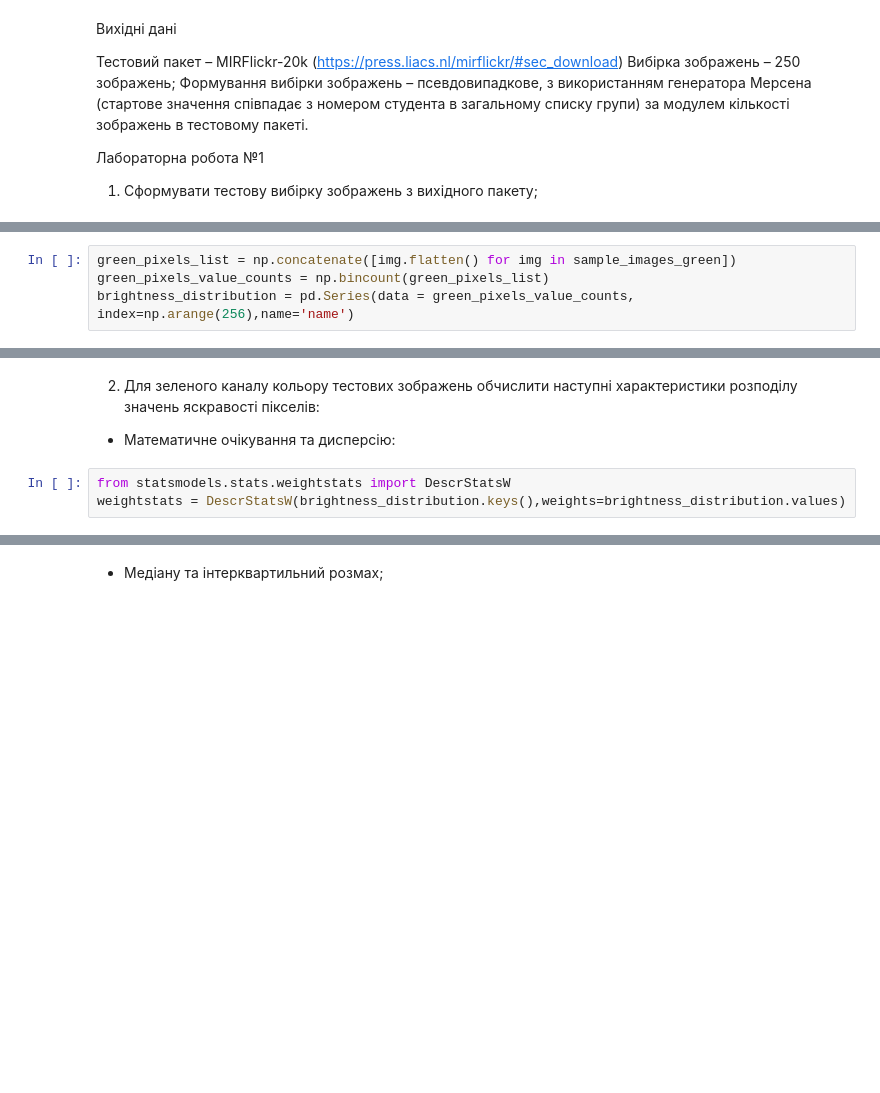
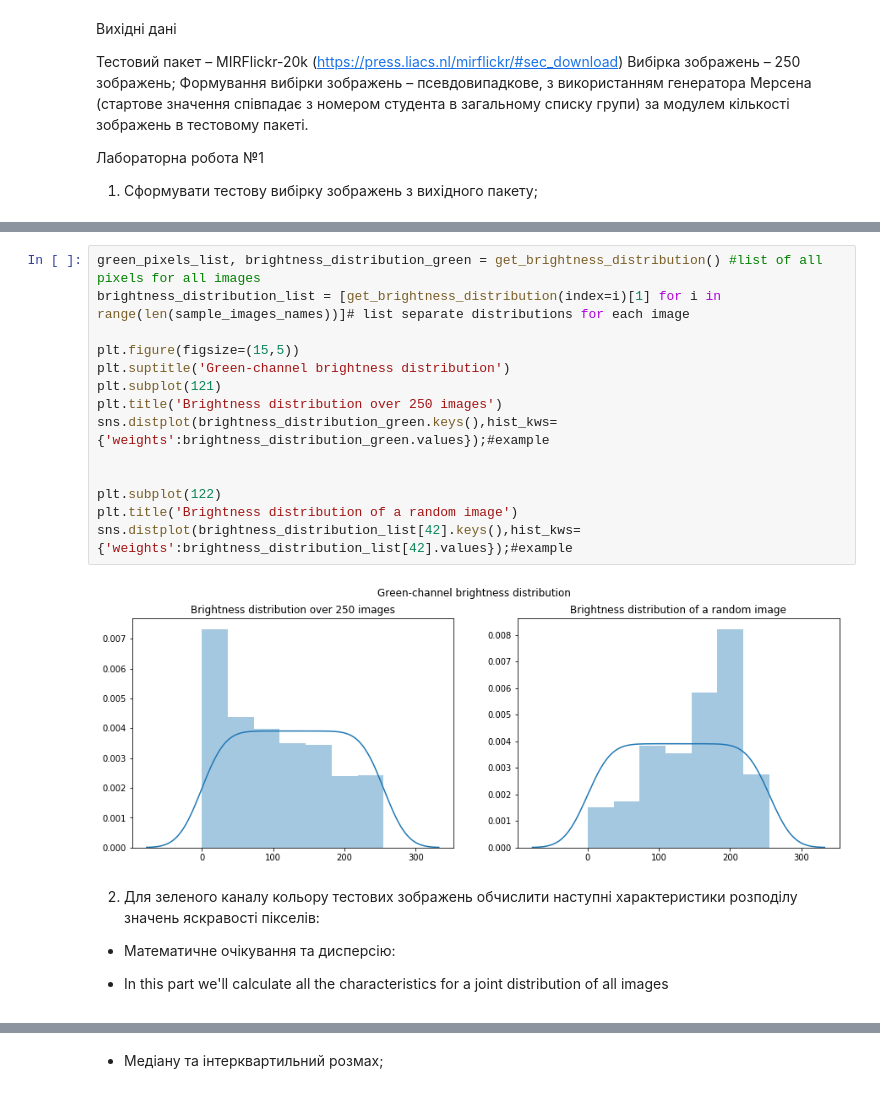
Before and after one commit to EddieKro/MathMethods_in_ML, a Jupyter notebook: notebooks/Lab1.ipynb, the cells around one changed output, grey strips where cells are left out. Drawn from its saved outputs; the diff is of its cells as text; blank space fills up the shorter version.

```diff
--- a/notebooks/Lab1.ipynb
+++ b/notebooks/Lab1.ipynb
@@ -49,4 +47,0 @@ sample_images_green = np.array([cv2.split(cv2.imread(img))[1] for img in sample_
-# %%
-green_pixels_list = np.concatenate([img.flatten() for img in sample_images_green])
-green_pixels_value_counts = np.bincount(green_pixels_list)
-brightness_distribution = pd.Series(data = green_pixels_value_counts, index=np.arange(256),name='name')
@@ -53,7 +83,22 @@ brightness_distribution = pd.Series(data = green_pixels_value_counts, index=np.a
+# %%
+green_pixels_list, brightness_distribution_green = get_brightness_distribution() #list of all pixels for all images
+brightness_distribution_list = [get_brightness_distribution(index=i)[1] for i in range(len(sample_images_names))]# list separate distributions for each image
+
+plt.figure(figsize=(15,5))
+plt.suptitle('Green-channel brightness distribution')
+plt.subplot(121)
+plt.title('Brightness distribution over 250 images')
+sns.distplot(brightness_distribution_green.keys(),hist_kws={'weights':brightness_distribution_green.values});#example
+
+
+plt.subplot(122)
+plt.title('Brightness distribution of a random image')
+sns.distplot(brightness_distribution_list[42].keys(),hist_kws={'weights':brightness_distribution_list[42].values});#example
+# %% [output]
+[figure, added]
 # %% [markdown]
 2)	Для зеленого каналу кольору тестових зображень обчислити наступні характеристики розподілу значень яскравості пікселів:<br>
 * 	Математичне очікування та дисперсію:
+
+* In this part we'll calculate all the characteristics for a joint distribution of all images
-# %%
-from statsmodels.stats.weightstats import DescrStatsW
-weightstats = DescrStatsW(brightness_distribution.keys(),weights=brightness_distribution.values)
 # %%
```
Also changed, not shown: parts of 26 cells of this notebook, 4 other files.
